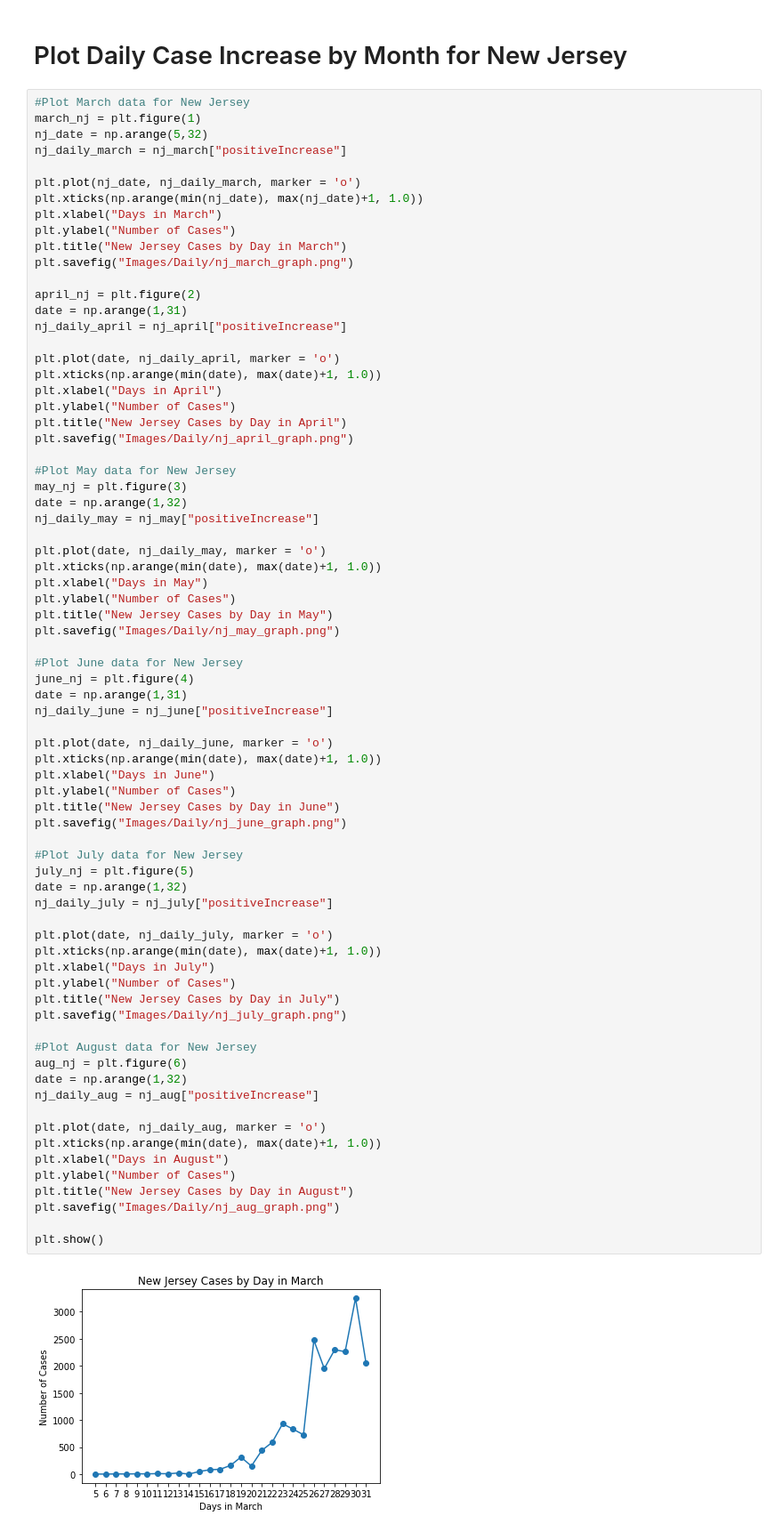
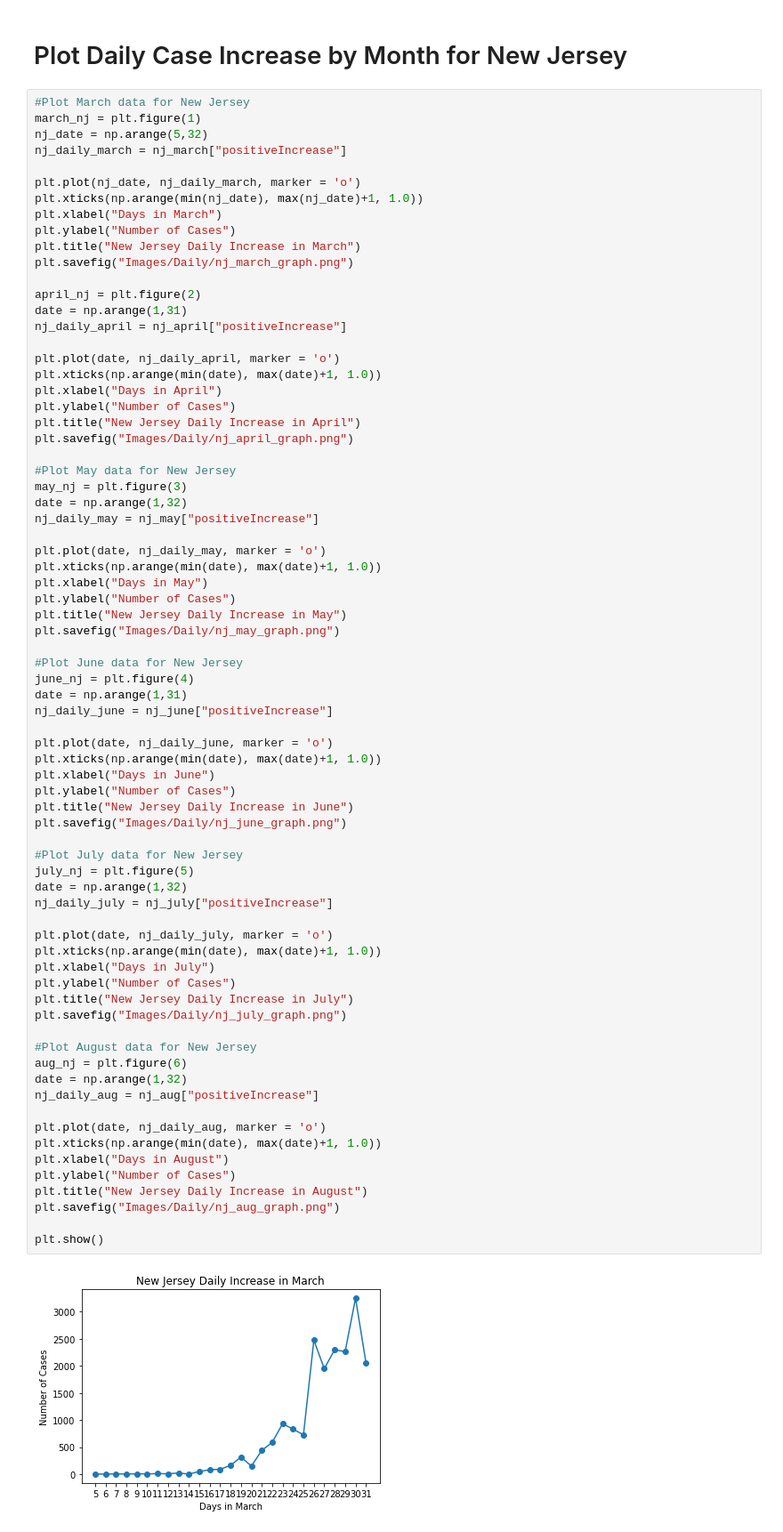
Before and after one commit to adrianstrecker/project-1, a Jupyter notebook: Covid Tracking API to JSON.ipynb, the cells around one changed output. Shown at 89% size. Drawn from its saved outputs; the diff is of its cells as text.

```diff
--- a/Covid Tracking API to JSON.ipynb
+++ b/Covid Tracking API to JSON.ipynb
@@ -359,7 +353,7 @@ plt.plot(nj_date, nj_daily_march, marker = 'o')
 plt.xticks(np.arange(min(nj_date), max(nj_date)+1, 1.0))
 plt.xlabel("Days in March")
 plt.ylabel("Number of Cases")
-plt.title("New Jersey Cases by Day in March")
+plt.title("New Jersey Daily Increase in March")
 plt.savefig("Images/Daily/nj_march_graph.png")
 
 april_nj = plt.figure(2)
@@ -370,7 +364,7 @@ plt.plot(date, nj_daily_april, marker = 'o')
 plt.xticks(np.arange(min(date), max(date)+1, 1.0))
 plt.xlabel("Days in April")
 plt.ylabel("Number of Cases")
-plt.title("New Jersey Cases by Day in April")
+plt.title("New Jersey Daily Increase in April")
 plt.savefig("Images/Daily/nj_april_graph.png")
 
 #Plot May data for New Jersey
@@ -382,7 +376,7 @@ plt.plot(date, nj_daily_may, marker = 'o')
 plt.xticks(np.arange(min(date), max(date)+1, 1.0))
 plt.xlabel("Days in May")
 plt.ylabel("Number of Cases")
-plt.title("New Jersey Cases by Day in May")
+plt.title("New Jersey Daily Increase in May")
 plt.savefig("Images/Daily/nj_may_graph.png")
 
 #Plot June data for New Jersey
@@ -393,34 +387,34 @@ nj_daily_june = nj_june["positiveIncrease"]
 plt.plot(date, nj_daily_june, marker = 'o')
 plt.xticks(np.arange(min(date), max(date)+1, 1.0))
 plt.xlabel("Days in June")
 plt.ylabel("Number of Cases")
-plt.title("New Jersey Cases by Day in June")
+plt.title("New Jersey Daily Increase in June")
 plt.savefig("Images/Daily/nj_june_graph.png")
 
 #Plot July data for New Jersey
 july_nj = plt.figure(5)
 date = np.arange(1,32)
 nj_daily_july = nj_july["positiveIncrease"]
 
 plt.plot(date, nj_daily_july, marker = 'o')
 plt.xticks(np.arange(min(date), max(date)+1, 1.0))
 plt.xlabel("Days in July")
 plt.ylabel("Number of Cases")
-plt.title("New Jersey Cases by Day in July")
+plt.title("New Jersey Daily Increase in July")
 plt.savefig("Images/Daily/nj_july_graph.png")
 
 #Plot August data for New Jersey
 aug_nj = plt.figure(6)
 date = np.arange(1,32)
 nj_daily_aug = nj_aug["positiveIncrease"]
 
 plt.plot(date, nj_daily_aug, marker = 'o')
 plt.xticks(np.arange(min(date), max(date)+1, 1.0))
 plt.xlabel("Days in August")
 plt.ylabel("Number of Cases")
-plt.title("New Jersey Cases by Day in August")
+plt.title("New Jersey Daily Increase in August")
 plt.savefig("Images/Daily/nj_aug_graph.png")
 
 plt.show()
 # %% [output]
-[figure, old version]
+[figure, new version]
```
Also changed, not shown: parts of 14 cells of this notebook, 40 other files.
